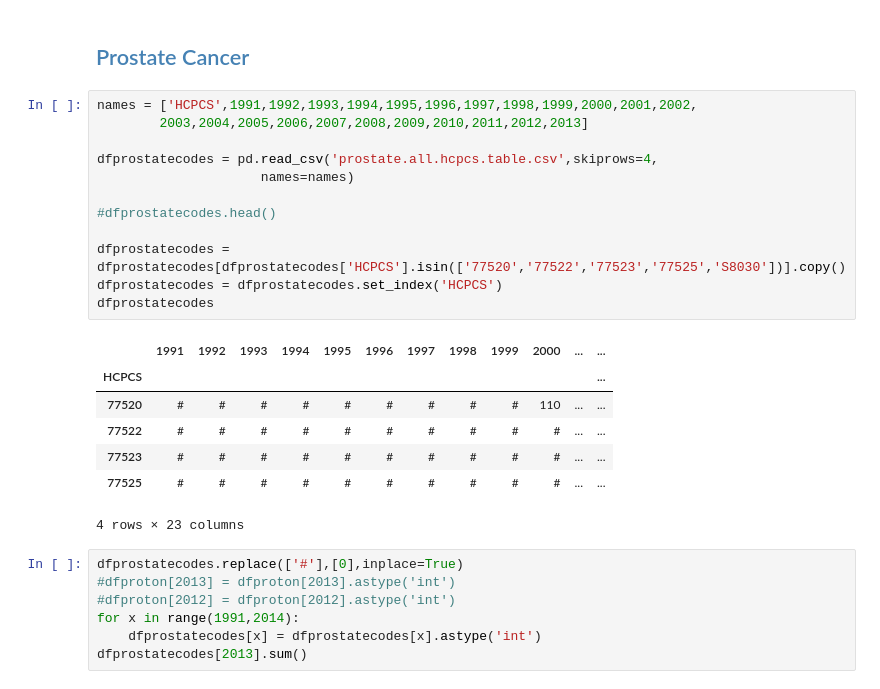
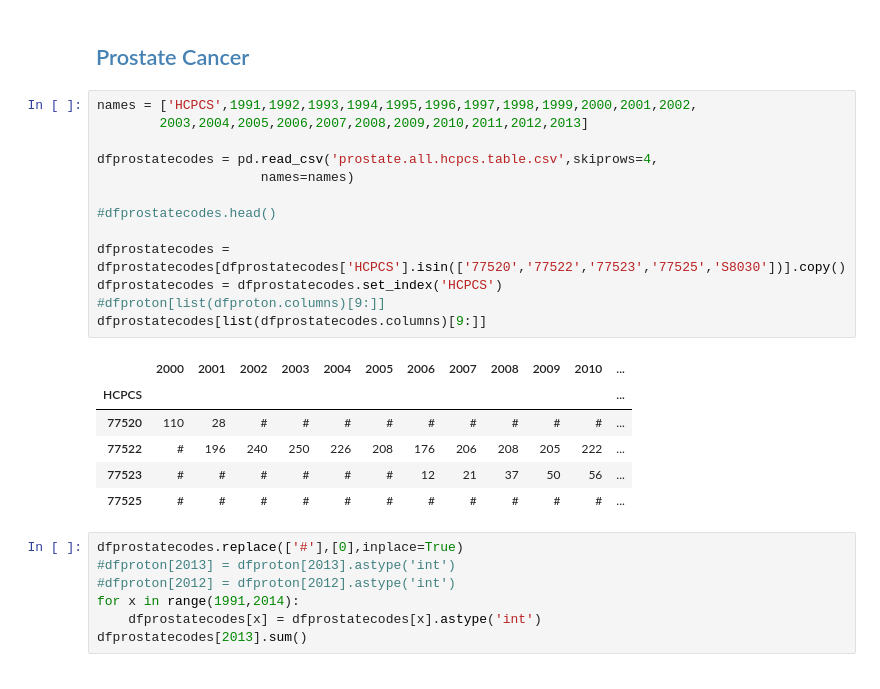
Before and after one commit to doolingdavid/SEERMATCH2, a Jupyter notebook: data_description.ipynb, the cells around one changed output. Drawn from its saved outputs; the diff is of its cells as text.

```diff
--- a/data_description.ipynb
+++ b/data_description.ipynb
@@ -334,23 +334,23 @@ dfproton[list(dfproton.columns)[9:]]
 # %%
 names = ['HCPCS',1991,1992,1993,1994,1995,1996,1997,1998,1999,2000,2001,2002,
         2003,2004,2005,2006,2007,2008,2009,2010,2011,2012,2013]
 
 dfprostatecodes = pd.read_csv('prostate.all.hcpcs.table.csv',skiprows=4,
                      names=names)
 
 #dfprostatecodes.head()
 
 dfprostatecodes = dfprostatecodes[dfprostatecodes['HCPCS'].isin(['77520','77522','77523','77525','S8030'])].copy()
 dfprostatecodes = dfprostatecodes.set_index('HCPCS')
-dfprostatecodes
+#dfproton[list(dfproton.columns)[9:]]
+dfprostatecodes[list(dfprostatecodes.columns)[9:]]
 # %% [output]
-|  | 1991 | 1992 | 1993 | 1994 | 1995 | 1996 | 1997 | 1998 | 1999 | 2000 | ... | ... |
+|  | 2000 | 2001 | 2002 | 2003 | 2004 | 2005 | 2006 | 2007 | 2008 | 2009 | 2010 | ... |
 | HCPCS |  |  |  |  |  |  |  |  |  |  |  | ... |
-| 77520 | # | # | # | # | # | # | # | # | # | 110 | ... | ... |
-| 77522 | # | # | # | # | # | # | # | # | # | # | ... | ... |
-| 77523 | # | # | # | # | # | # | # | # | # | # | ... | ... |
-| 77525 | # | # | # | # | # | # | # | # | # | # | ... | ... |
+| 77520 | 110 | 28 | # | # | # | # | # | # | # | # | # | ... |
+| 77522 | # | 196 | 240 | 250 | 226 | 208 | 176 | 206 | 208 | 205 | 222 | ... |
+| 77523 | # | # | # | # | # | # | 12 | 21 | 37 | 50 | 56 | ... |
+| 77525 | # | # | # | # | # | # | # | # | # | # | # | ... |
-4 rows × 23 columns
 # %%
 dfprostatecodes.replace(['#'],[0],inplace=True)
 #dfproton[2013] = dfproton[2013].astype('int')
```
